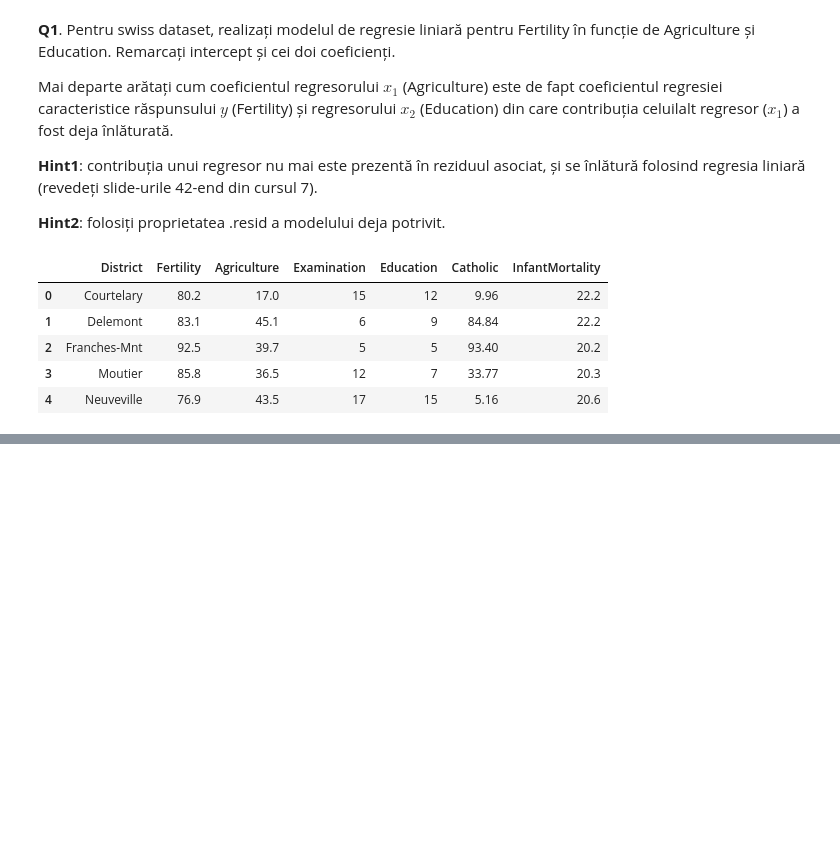
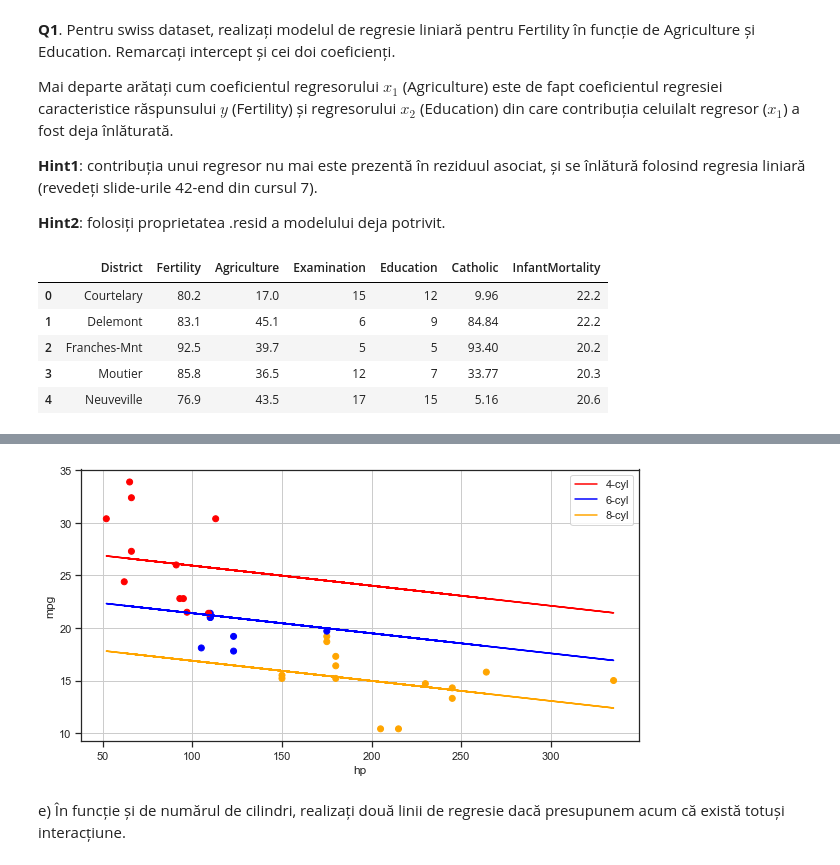
Before and after one commit to robert-adrian99/StatisticalInferenceInMachineLearning, a Jupyter notebook: Laboratoare/Laborator9/Cap8-Bucur-Robert-381.ipynb, the cells around one changed output, grey strips where cells are left out. Cells and saved outputs as stored; diff of their text form; code cells hidden in the pictures; blank space fills up the shorter version.

```diff
--- a/Laboratoare/Laborator9/Cap8-Bucur-Robert-381.ipynb
+++ b/Laboratoare/Laborator9/Cap8-Bucur-Robert-381.ipynb
@@ -515,0 +734,22 @@ e) În funcție și de numărul de cilindri, realizați două linii de regresie
+# %%
+x = mtcars['hp'].values
+params = smf.ols(formula='mpg ~ hp + cyl', data=mtcars).fit().params
+
+fig, ax = plt.subplots(1, 1, figsize=(10, 5))
+c = mtcars['cyl'].copy()
+c[mtcars['cyl'] == 4] = 'Red'
+c[mtcars['cyl'] == 6] = 'Blue'
+c[mtcars['cyl'] == 8] = 'Orange'
+ax.scatter(mtcars.hp, mtcars.mpg, c=c)
+ax.plot(x, params[0] + params[1] * x + params[2] * 4, 'red')
+ax.plot(x, params[0] + params[1] * x + params[2] * 6, 'blue')
+ax.plot(x, params[0] + params[1] * x + params[2] * 8, 'orange')
+ax.set_xlabel('hp')
+ax.set_ylabel('mpg')
+ax.legend(['4-cyl', '6-cyl', '8-cyl'])
+plt.grid()
+plt.show()
+# %% [output]
+[figure, added]
+# %% [markdown]
+e) În funcție și de numărul de cilindri, realizați două linii de regresie dacă presupunem acum că există totuși interacțiune.
```
Also changed, not shown: parts of 33 cells of this notebook.
